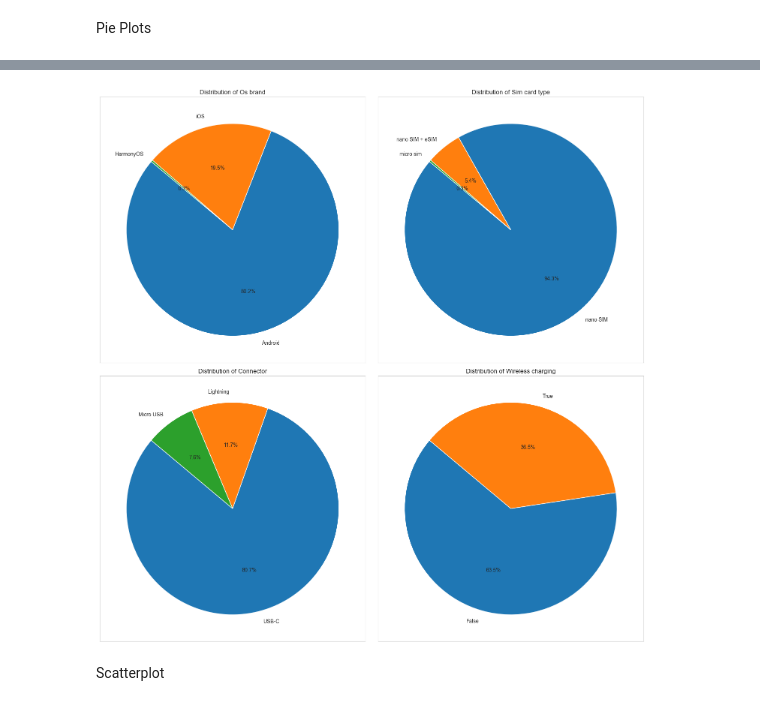
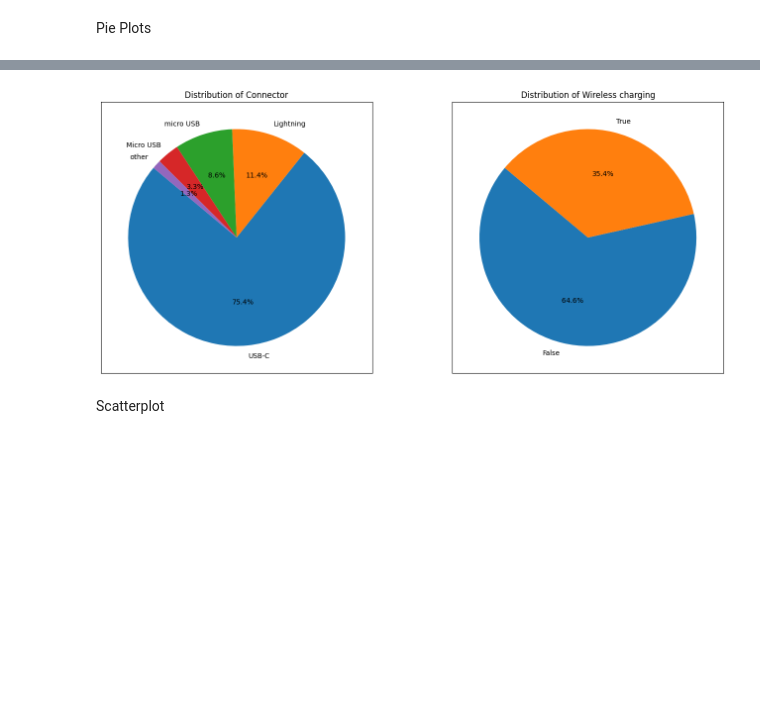
Before and after one commit to N0Data4U/Data-Processing-Project, a Jupyter notebook: data_analysis.ipynb, the cells around one changed output, grey strips where cells are left out. Drawn from its saved outputs; the diff is of its cells as text; code cells hidden in the pictures; blank space fills up the shorter version.

Commit message:
Added data analysis with GAM and Non additive boosted tree models. Also added multiple visualizations to the analysis and saved them as CSV's.

```diff
--- a/data_analysis.ipynb
+++ b/data_analysis.ipynb
@@ -58,29 +125,25 @@ grouping_variable = 'online-retailer'  # Secondary variable for grouping
 # Create a 2x2 subplot grid
 fig, axes = plt.subplots(2, 2, figsize=(15, 10))
 
+# Define colors for specific retailers
+colors = {'Electroworld': 'firebrick', 'DatArt': 'darkblue'}
+
 # Plot grouped bar chart for each variable
 for idx, variable in enumerate(variables_to_plot):
     ax = axes[idx // 2, idx % 2]  # Get the current axis
     grouped_data = data.groupby([variable, grouping_variable]).size().unstack()
-    grouped_data.plot(kind='bar', stacked=True, ax=ax, color = 'firebrick')
-    ax.set_title(f'Distribution of {variable.capitalize()} by {grouping_variable}')
+
+    # Plot the grouped bar charts
+    grouped_data.plot(kind='bar', ax=ax, color=[colors.get(c, 'grey') for c in grouped_data.columns])
+    ax.set_title(f'Distribution of {variable.capitalize()} grouped by {grouping_variable}')
     ax.set_xlabel(variable.capitalize())
     ax.set_ylabel('Count')
 
 # Adjust layout
 plt.tight_layout()
 
-# Saving the plots in the "images" directory
-# Get the current working directory
-current_directory = os.getcwd()
-
-# Create the "images" folder if it doesn't exist
-images_folder = os.path.join(current_directory, "images")
-if not os.path.exists(images_folder):
-    os.makedirs(images_folder)
-
-# Save the plots in the "images" folder
-plt.savefig(os.path.join(images_folder, "bar_plots_grouped.png"))
+# Saving plot in current wd in the "images" directory
+saving_plot("bar_plots_grouped.png")
 
 plt.show()
 # %% [output]
@@ -141,42 +153,32 @@ display(data)
 # %%
 # List of variables to plot
-variables_to_plot = ['os brand', 'SIM card type', 'connector', 'wireless charging']
+variables_to_plot = ['connector', 'wireless charging']
 
 # Set seaborn style and color palette
 color_palette = sns.color_palette("tab10")
 
-# Create a 2x2 subplot grid
-fig, axes = plt.subplots(2, 2, figsize=(15, 15))
+# Create a 1x2 subplot grid
+fig, axes = plt.subplots(1, 2, figsize=(15, 6))
 
 # Plot pie chart with percentages for each variable
-for idx, variable in enumerate(variables_to_plot):
-    ax = axes[idx // 2, idx % 2]  # Get the current axis
+for idx, variable in enumerate(variables_to_plot[:2]):  # Plot only the first two variables
+    ax = axes[idx]  # Get the current axis
     category_counts = data[variable].value_counts()
     category_percentages = (category_counts / category_counts.sum()) * 100
     pie = category_percentages.plot(kind='pie', autopct='%1.1f%%', startangle=140, ax=ax, colors=color_palette)
     ax.set_title(f'Distribution of {variable.capitalize()}')
     ax.set_ylabel('')
 
     # Add frame
     ax.set_frame_on(True)
 
 # Adjust layout
 plt.tight_layout()
 
-# Saving the plots in the "images" directory
-# Get the current working directory
-current_directory = os.getcwd()
-
-# Create the "images" folder if it doesn't exist
-images_folder = os.path.join(current_directory, "images")
-if not os.path.exists(images_folder):
-    os.makedirs(images_folder)
-
-# Save the plots in the "images" folder
-plt.savefig(os.path.join(images_folder, "pie_plots.png"))
+saving_plot("pie_plots.png")
 
 plt.show()
 # %% [output]
-[figure, old version]
+[figure, new version]
 # %% [markdown]
 Scatterplot
```
Also changed, not shown: parts of 95 cells of this notebook, 43 other files.
